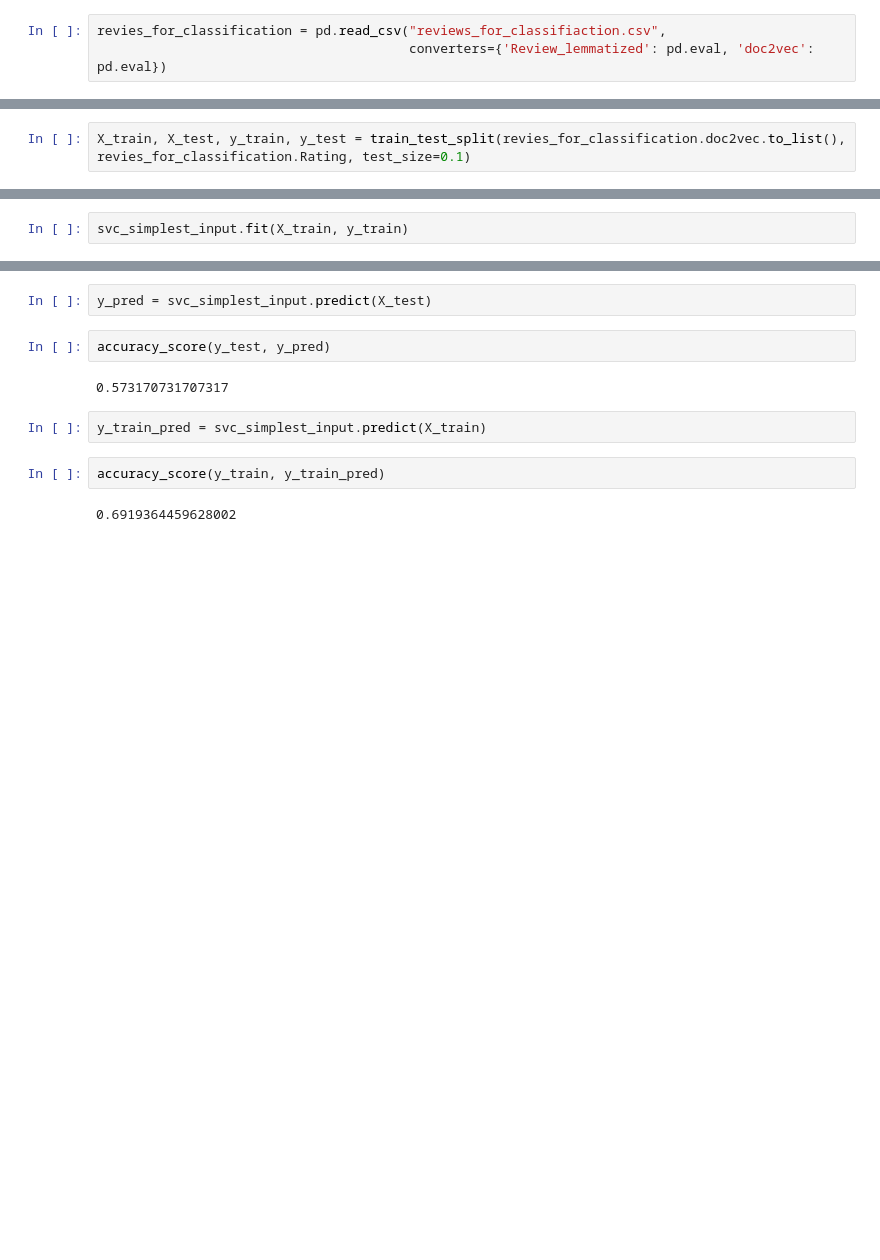
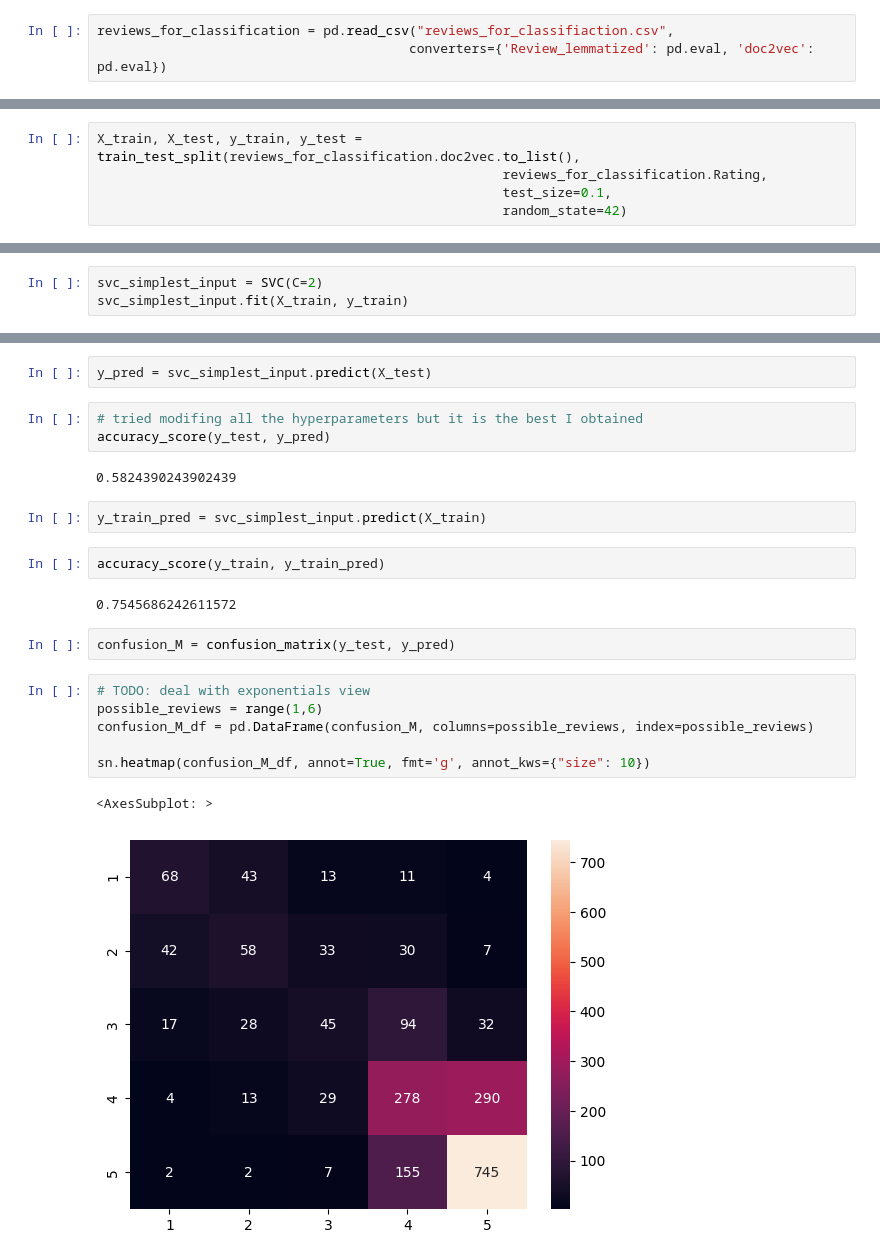
Before and after one commit to Milan-Exchange/Text-Mining-and-Search, a Jupyter notebook: text_classification.ipynb, the cells around one changed output, grey strips where cells are left out. Drawn from its saved outputs; the diff is of its cells as text; blank space fills up the shorter version.

```diff
--- a/text_classification.ipynb
+++ b/text_classification.ipynb
@@ -151,7 +166,7 @@ revies_for_classification.to_csv('./data/reviews_for_classifiaction.csv', index=
 # %% [markdown]
 ### Loading data
 # %%
-revies_for_classification = pd.read_csv("reviews_for_classifiaction.csv",
+reviews_for_classification = pd.read_csv("reviews_for_classifiaction.csv",
                                         converters={'Review_lemmatized': pd.eval, 'doc2vec': pd.eval})
 # %% [markdown]
 # Classifiaction
@@ -182,9 +186,13 @@ Name: doc2vec, Length: 20491, dtype: object
 # %%
-X_train, X_test, y_train, y_test = train_test_split(revies_for_classification.doc2vec.to_list(), revies_for_classification.Rating, test_size=0.1)
+X_train, X_test, y_train, y_test = train_test_split(reviews_for_classification.doc2vec.to_list(),
+                                                    reviews_for_classification.Rating,
+                                                    test_size=0.1,
+                                                    random_state=42)
 # %%
 len(X_train), len(y_train), len(X_test), len(y_test)
 # %% [output]
 (18441, 18441, 2050, 2050)
 # %%
+svc_simplest_input = SVC(C=2)
 svc_simplest_input.fit(X_train, y_train)
 # %% [output]
@@ -192,13 +202,25 @@ SVC()
 # %%
 y_pred = svc_simplest_input.predict(X_test)
 # %%
+# tried modifing all the hyperparameters but it is the best I obtained
 accuracy_score(y_test, y_pred)
 # %% [output]
-0.573170731707317
+0.5824390243902439
 # %%
 y_train_pred = svc_simplest_input.predict(X_train)
 # %%
 accuracy_score(y_train, y_train_pred)
 # %% [output]
-0.6919364459628002
+0.7545686242611572
+# %%
+confusion_M = confusion_matrix(y_test, y_pred)
+# %%
+# TODO: deal with exponentials view
+possible_reviews = range(1,6)
+confusion_M_df = pd.DataFrame(confusion_M, columns=possible_reviews, index=possible_reviews)
+
+sn.heatmap(confusion_M_df, annot=True, fmt='g', annot_kws={"size": 10})
+# %% [output]
+<AxesSubplot: >
+[figure, added]
 # %% [markdown]
```
Also changed, not shown: parts of 55 cells of this notebook.
